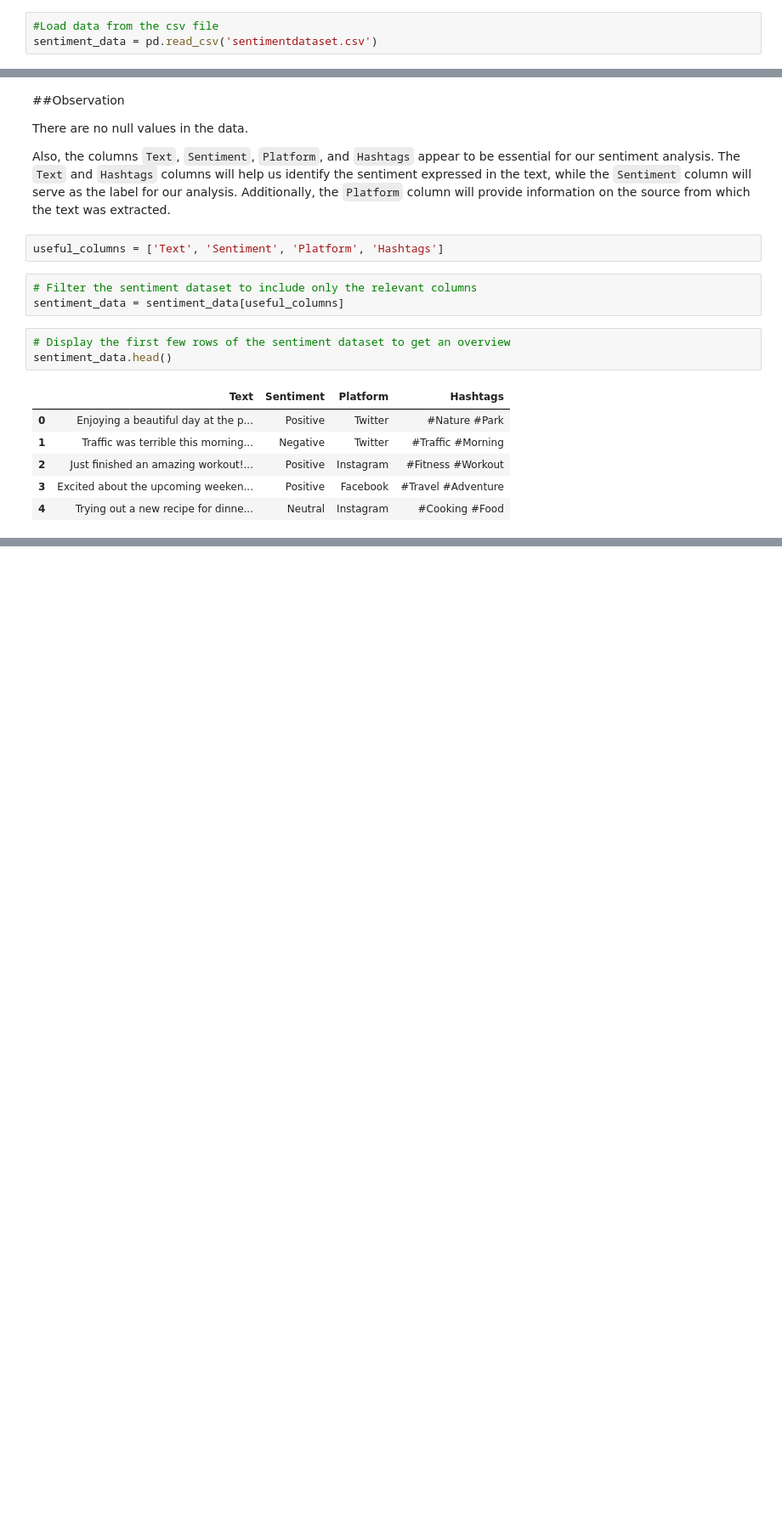
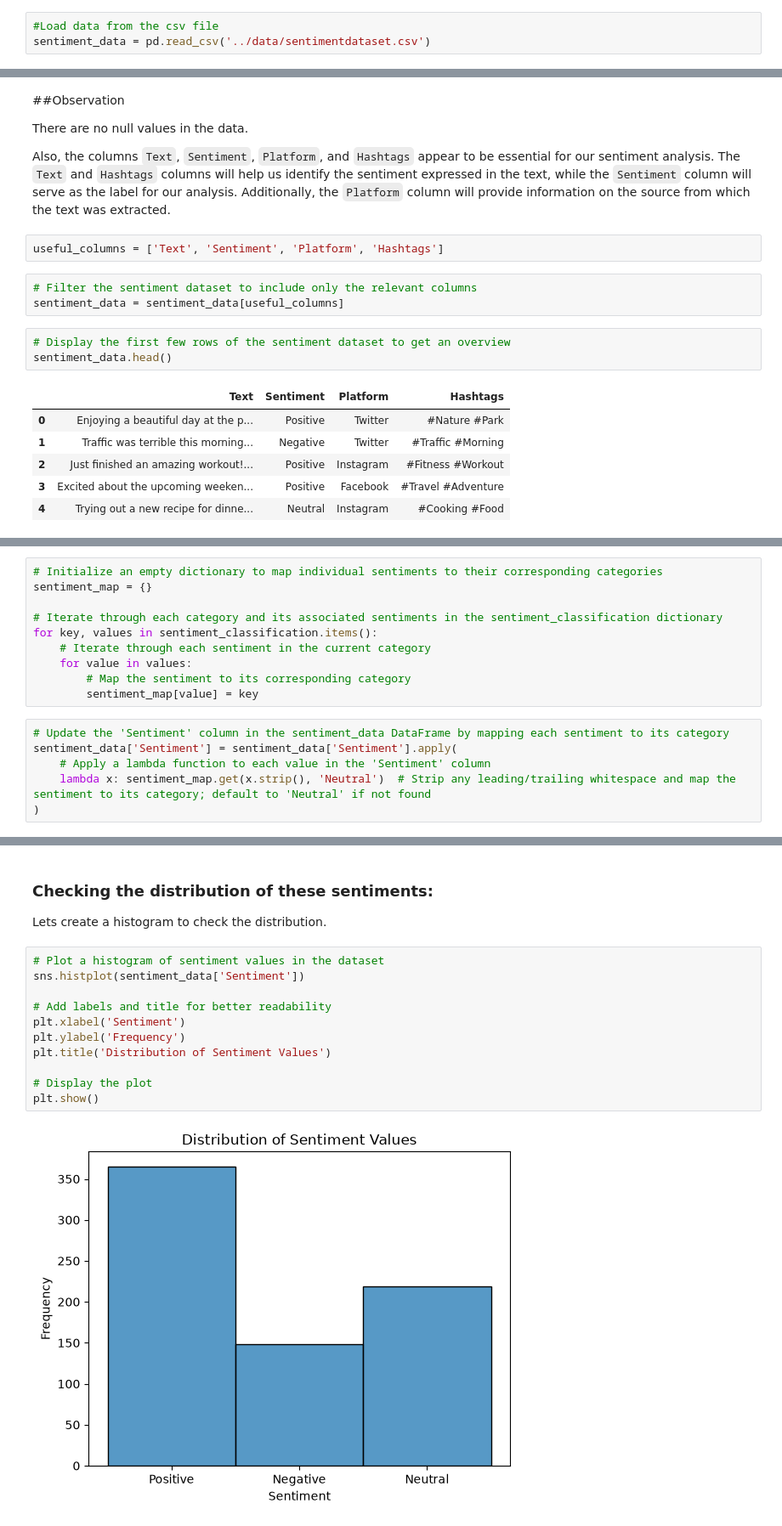
Before and after one commit to nishantsnaik/Machine-Learning, a Jupyter notebook: NLP/Sentiment_Analysis.ipynb, the cells around one changed output, grey strips where cells are left out. Shown at 85% size. Saved outputs shown, nothing was run; the diff lists cells and outputs as text; blank space fills up the shorter version.

Commit message:
continuation of sentimental analysis

```diff
--- a/NLP/Sentiment_Analysis.ipynb
+++ b/NLP/Sentiment_Analysis.ipynb
@@ -144,7 +138,7 @@ True
  The dataset `Social Media Sentiments Analysis` captures a vibrant tapestry of emotions, trends, and interactions across various social media platforms. This dataset provides a snapshot of user-generated content, encompassing text, timestamps, hashtags, countries, likes, and retweets. Each entry unveils unique stories—moments of surprise, excitement, admiration, thrill, contentment, and more—shared by individuals worldwide.
 # %%
 #Load data from the csv file
-sentiment_data = pd.read_csv('sentimentdataset.csv')
+sentiment_data = pd.read_csv('../data/sentimentdataset.csv')
 # %%
 # Display the first few rows of the sentiment dataset to get an overview
 sentiment_data.head()
@@ -213,0 +262,16 @@ sentiment_data.head()
+# %%
+# Initialize an empty dictionary to map individual sentiments to their corresponding categories
+sentiment_map = {}
+
+# Iterate through each category and its associated sentiments in the sentiment_classification dictionary
+for key, values in sentiment_classification.items():
+    # Iterate through each sentiment in the current category
+    for value in values:
+        # Map the sentiment to its corresponding category
+        sentiment_map[value] = key
+# %%
+# Update the 'Sentiment' column in the sentiment_data DataFrame by mapping each sentiment to its category
+sentiment_data['Sentiment'] = sentiment_data['Sentiment'].apply(
+    # Apply a lambda function to each value in the 'Sentiment' column
+    lambda x: sentiment_map.get(x.strip(), 'Neutral')  # Strip any leading/trailing whitespace and map the sentiment to its category; default to 'Neutral' if not found
+)
@@ -213,0 +285,17 @@ sentiment_data.head()
+# %% [markdown]
+### Checking the distribution of these sentiments:
+
+Lets create a histogram to check the distribution.
+# %%
+# Plot a histogram of sentiment values in the dataset
+sns.histplot(sentiment_data['Sentiment'])
+
+# Add labels and title for better readability
+plt.xlabel('Sentiment')
+plt.ylabel('Frequency')
+plt.title('Distribution of Sentiment Values')
+
+# Display the plot
+plt.show()
+# %% [output]
+[figure, added]
```
Also changed, not shown: parts of 39 cells of this notebook.
